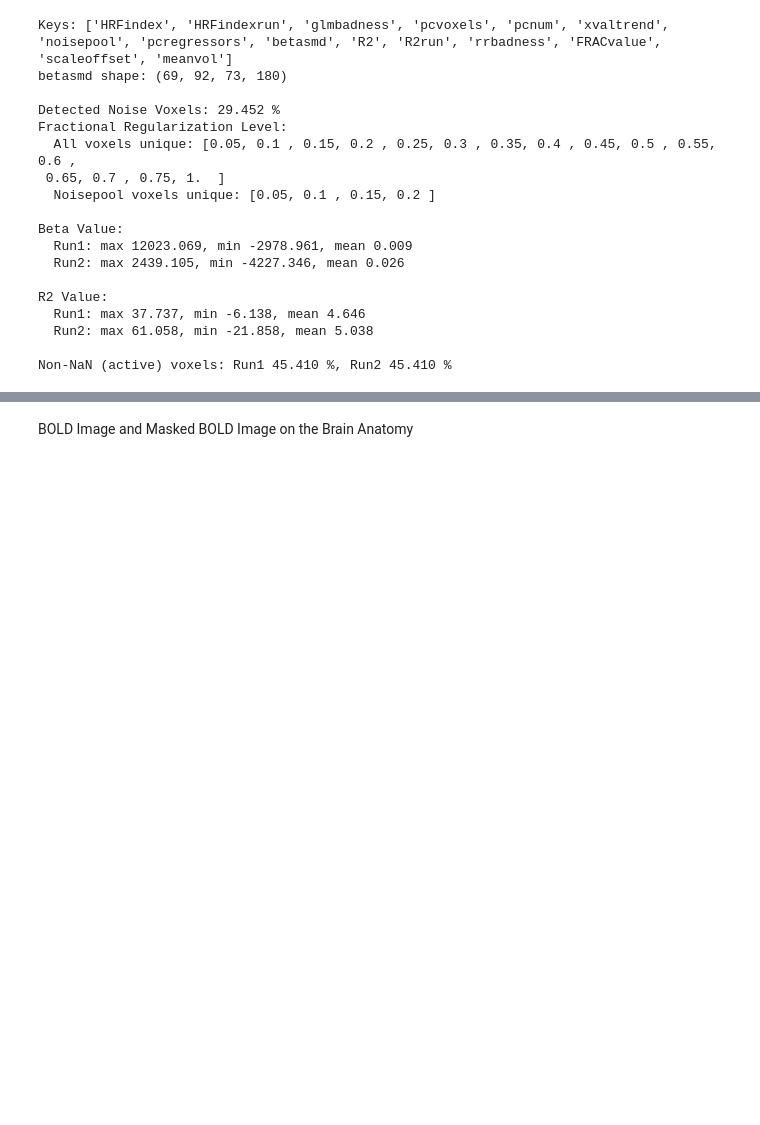
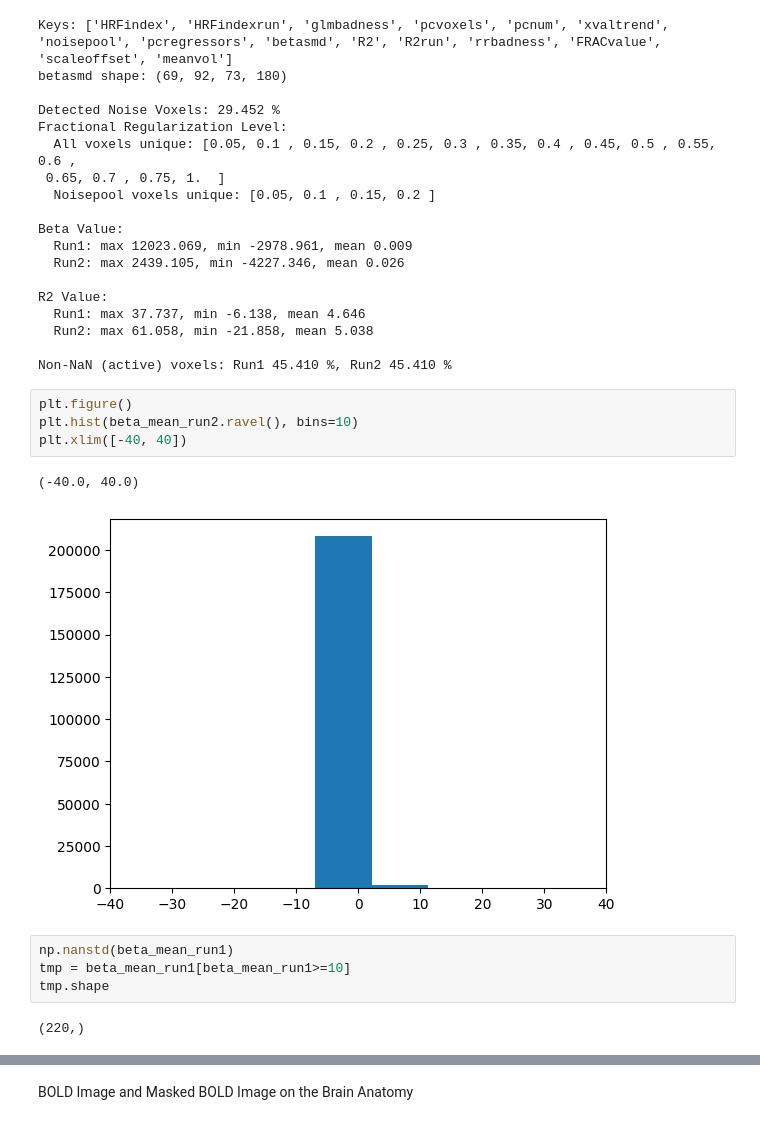
Before and after one commit to MeZahra/Optim_fMRI, a Jupyter notebook: Optim_fMRI_new/plot_figures2.ipynb, the cells around one changed output, grey strips where cells are left out. Saved outputs shown, nothing was run; the diff lists cells and outputs as text; blank space fills up the shorter version.

Commit message:
add changes in plot_figures4

```diff
--- a/Optim_fMRI_new/plot_figures2.ipynb
+++ b/Optim_fMRI_new/plot_figures2.ipynb
@@ -158,3 +175,16 @@ R2 Value:
   Run2: max 61.058, min -21.858, mean 5.038
 
 Non-NaN (active) voxels: Run1 45.410 %, Run2 45.410 %
+# %%
+plt.figure()
+plt.hist(beta_mean_run2.ravel(), bins=10)
+plt.xlim([-40, 40])
+# %% [output]
+(-40.0, 40.0)
+[figure, added]
+# %%
+np.nanstd(beta_mean_run1)
+tmp = beta_mean_run1[beta_mean_run1>=10]
+tmp.shape
+# %% [output]
+(220,)
```
Also changed, not shown: parts of 9 cells of this notebook, 29 other files.
